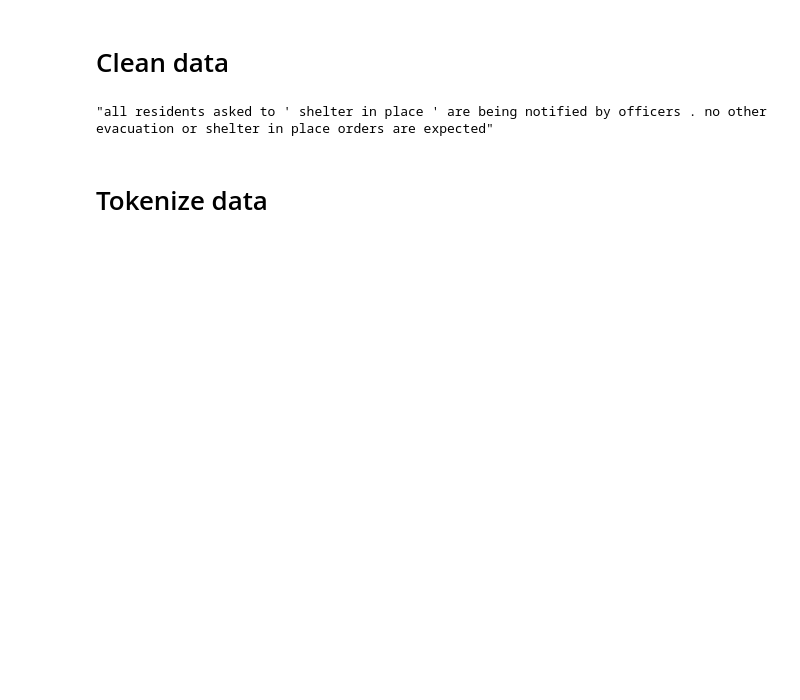
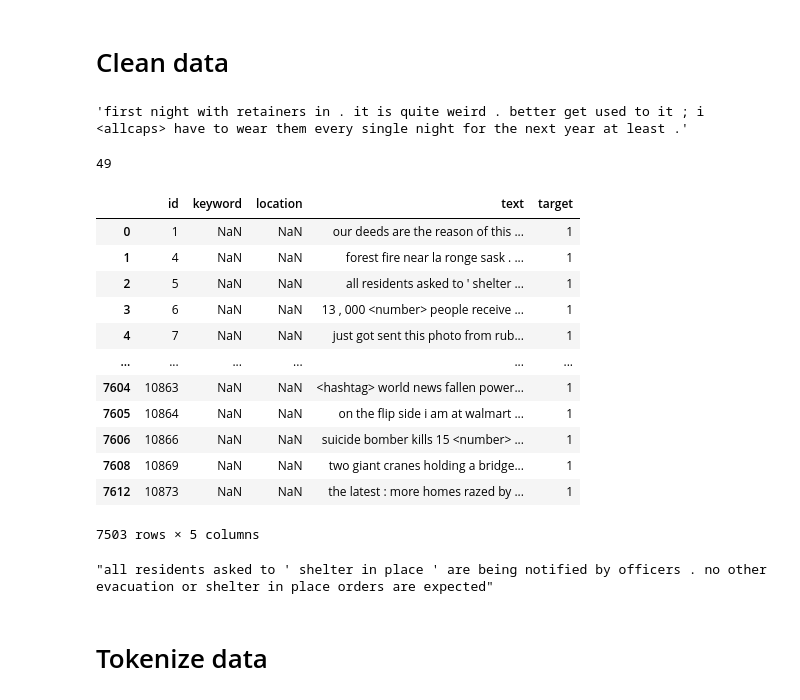
Before and after one commit to Orenjonas/natural_language_processing_with_disaster_tweets, a Jupyter notebook: NLP_disaster_tweets_using_torch_RoBERTa.ipynb, the cells around one changed output. Drawn from its saved outputs; the diff is of its cells as text; code cells hidden in the pictures; blank space fills up the shorter version.

```diff
--- a/NLP_disaster_tweets_using_torch_RoBERTa.ipynb
+++ b/NLP_disaster_tweets_using_torch_RoBERTa.ipynb
@@ -40,7 +62,7 @@ from datasets import load_dataset
 import pandas as pd
 import numpy as np
 
-# raw_dataset = pd.read_csv('/gdrive/My Drive/input/nlp-getting-started/train.csv')
+raw_dataset = pd.read_csv('/gdrive/My Drive/input/nlp-getting-started/train.csv')
 # %%
 raw_dataset.drop_duplicates(subset=['text'], inplace=True)
 # %%
@@ -237,6 +277,30 @@ def clean_tweets(df):
     return df
 # %%
 cleaned_data = clean_tweets(df = raw_dataset)
+# %%
+raw_dataset.iloc[48]['text']
+# %% [output]
+'first night with retainers in . it is quite weird . better get used to it ; i <allcaps> have to wear them every single night for the next year at least .'
+# %%
+raw_dataset.index[48]
+# %% [output]
+49
+# %%
+raw_dataset
+# %% [output]
+|  | id | keyword | location | text | target |
+| 0 | 1 | NaN | NaN | our deeds are the reason of this ... | 1 |
+| 1 | 4 | NaN | NaN | forest fire near la ronge sask . ... | 1 |
+| 2 | 5 | NaN | NaN | all residents asked to ' shelter ... | 1 |
+| 3 | 6 | NaN | NaN | 13 , 000 <number> people receive ... | 1 |
+| 4 | 7 | NaN | NaN | just got sent this photo from rub... | 1 |
+| ... | ... | ... | ... | ... | ... |
+| 7604 | 10863 | NaN | NaN | <hashtag> world news fallen power... | 1 |
+| 7605 | 10864 | NaN | NaN | on the flip side i am at walmart ... | 1 |
+| 7606 | 10866 | NaN | NaN | suicide bomber kills 15 <number> ... | 1 |
+| 7608 | 10869 | NaN | NaN | two giant cranes holding a bridge... | 1 |
+| 7612 | 10873 | NaN | NaN | the latest : more homes razed by ... | 1 |
+7503 rows × 5 columns
 # %%
 %%capture
 !pip install datasets
```
Also changed, not shown: parts of 13 cells of this notebook.
